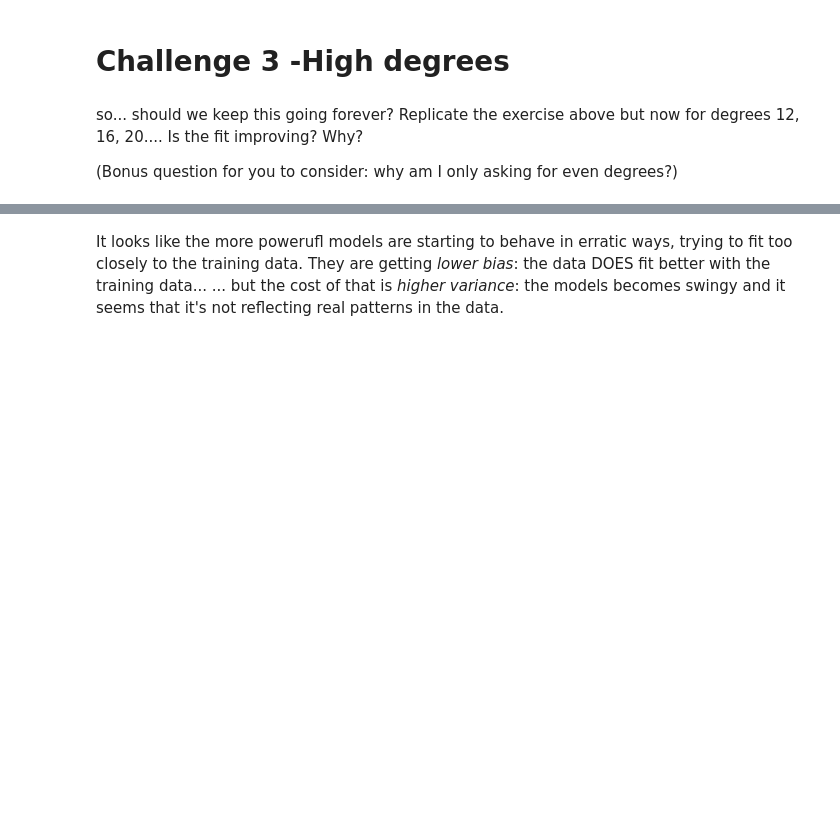
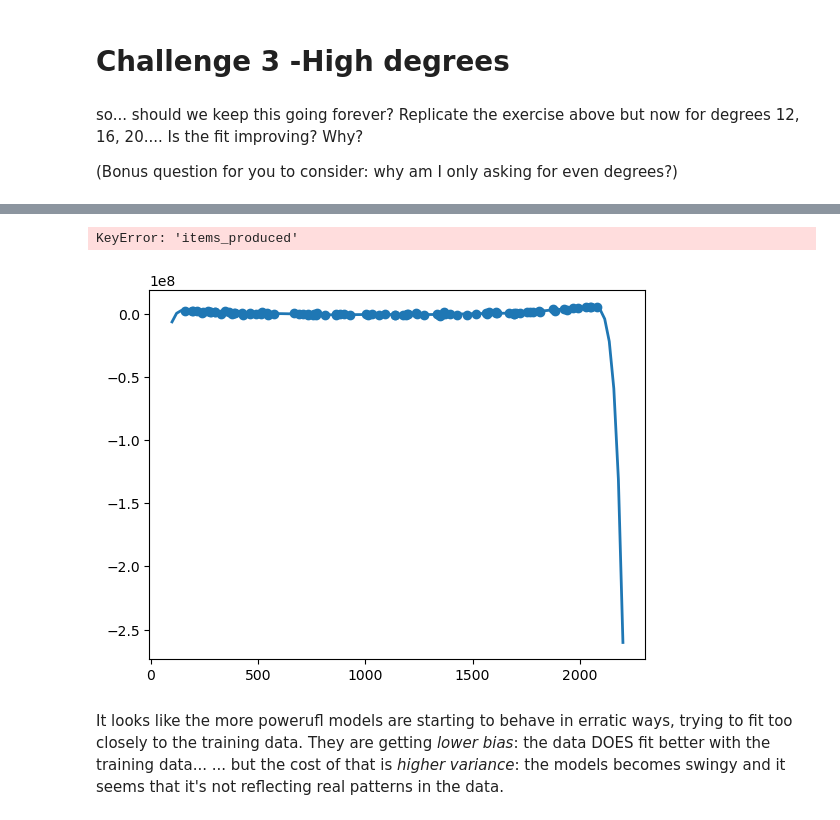
Before and after one commit to miguelsalazar-mams/lab-bias-variance-tradeoff, a Jupyter notebook: src/main.ipynb, the cells around one changed output, grey strips where cells are left out. Drawn from its saved outputs; the diff is of its cells as text; code cells hidden in the pictures; blank space fills up the shorter version.

```diff
--- a/src/main.ipynb
+++ b/src/main.ipynb
@@ -173,3 +263,34 @@ Replicate the exercise above but now for degrees 12, 16, 20.... Is the fit impro
+# %%
+#your code here
+
+
+from sklearn.linear_model import LinearRegression
+from sklearn.preprocessing import PolynomialFeatures, StandardScaler
+
+scaler = StandardScaler()
+poly_features = PolynomialFeatures(degree=16)  # here is where the 16 comes in
+X_poly_train = scaler.fit_transform(poly_features.fit_transform(X_train))
+X_poly_test = scaler.transform(poly_features.transform(X_test))
+
+model = LinearRegression()
+model.fit(X_poly_train, y_train)
+
+y_train_pred = model.predict(X_poly_train)
+y_test_pred = model.predict(X_poly_test)
+train_error = mean_squared_error(y_train, y_train_pred)
+test_error = mean_squared_error(y_test, y_test_pred)
+
+plt.scatter(X, y, label="Data")
+X_plot = pd.DataFrame(np.linspace(100, 2200, 100).reshape(-1, 1), columns=['items_produced'])
+y_plot = model.predict(scaler.transform(poly_features.transform(X_plot)))
+plt.plot(X_plot, y_plot, label="Degree 2", linewidth=2)
+plt.xlim(X['items_produced'].min(), X['items_produced'].max())
+plt.ylim(y.min(), y.max())
+plt.legend()
+plt.show()
+# %% [output]
+KeyError: 'items_produced'
+[figure, added]
 # %% [markdown]
 It looks like the more powerufl models are starting to behave in erratic ways, trying to fit too closely to the training data.
 They are getting *lower bias*: the data DOES fit better with the training data...
```
Also changed, not shown: parts of 13 cells of this notebook.
